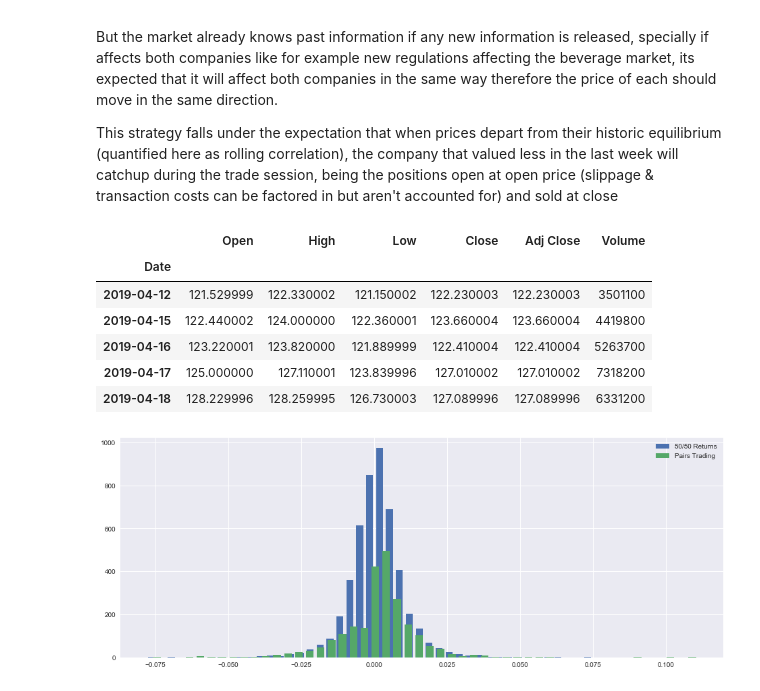
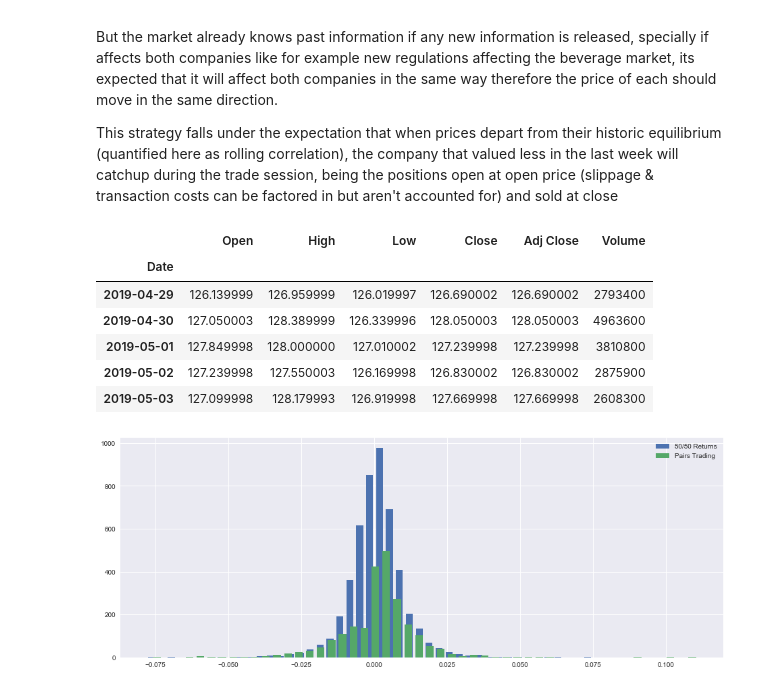
Before and after one commit to LongOnly/Quantitative-Notebooks, a Jupyter notebook: PairsTrading.ipynb, the cells around one changed output. Drawn from its saved outputs; the diff is of its cells as text; code cells hidden in the pictures.

```diff
--- a/PairsTrading.ipynb
+++ b/PairsTrading.ipynb
@@ -36,39 +36,39 @@ def getdata(tickers,start,end,frequency):
     for line in res.text.splitlines():
         m = pattern.match(line)
         if m is not None:
             crumb = m.groupdict()['crumb']
     for ticker in tickers:
         url_str = "https://query1.finance.yahoo.com/v7/finance/download/%s"
         url_str += "?period1=%s&period2=%s&interval=%s&events=history&crumb=%s"
         url = url_str % (ticker, start, end, frequency, crumb)
         res = requests.get(url, cookies={'B': cookie}).text
         OHLC[ticker] = pd.read_csv(io.StringIO(res), index_col=0,
                                    error_bad_lines=False).replace('null', np.nan).dropna()
         OHLC[ticker].index = pd.to_datetime(OHLC[ticker].index)
         OHLC[ticker] = OHLC[ticker].apply(pd.to_numeric)
     return OHLC
 
 # Assets under consideration
 tickers = ['PEP','KO']
 
 data = None
 while data is None:
     try:
-        data = getdata(tickers,'946685000','1555715000','1d')
+        data = getdata(tickers,'946685000','1556924400','1d')
     except:
          pass
 
 KO = data['KO']
 PEP = data['PEP']
 PEP.tail()
 # %% [output]
 |  | Open | High | Low | Close | Adj Close | Volume |
 | Date |  |  |  |  |  |  |
-| 2019-04-12 | 121.529999 | 122.330002 | 121.150002 | 122.230003 | 122.230003 | 3501100 |
-| 2019-04-15 | 122.440002 | 124.000000 | 122.360001 | 123.660004 | 123.660004 | 4419800 |
-| 2019-04-16 | 123.220001 | 123.820000 | 121.889999 | 122.410004 | 122.410004 | 5263700 |
-| 2019-04-17 | 125.000000 | 127.110001 | 123.839996 | 127.010002 | 127.010002 | 7318200 |
-| 2019-04-18 | 128.229996 | 128.259995 | 126.730003 | 127.089996 | 127.089996 | 6331200 |
+| 2019-04-29 | 126.139999 | 126.959999 | 126.019997 | 126.690002 | 126.690002 | 2793400 |
+| 2019-04-30 | 127.050003 | 128.389999 | 126.339996 | 128.050003 | 128.050003 | 4963600 |
+| 2019-05-01 | 127.849998 | 128.000000 | 127.010002 | 127.239998 | 127.239998 | 3810800 |
+| 2019-05-02 | 127.239998 | 127.550003 | 126.169998 | 126.830002 | 126.830002 | 2875900 |
+| 2019-05-03 | 127.099998 | 128.179993 | 126.919998 | 127.669998 | 127.669998 | 2608300 |
 # %%
 #tc = -0.0005 # Transaction costs
 
```
Also changed, not shown: parts of 2 cells of this notebook, 3 other files.
